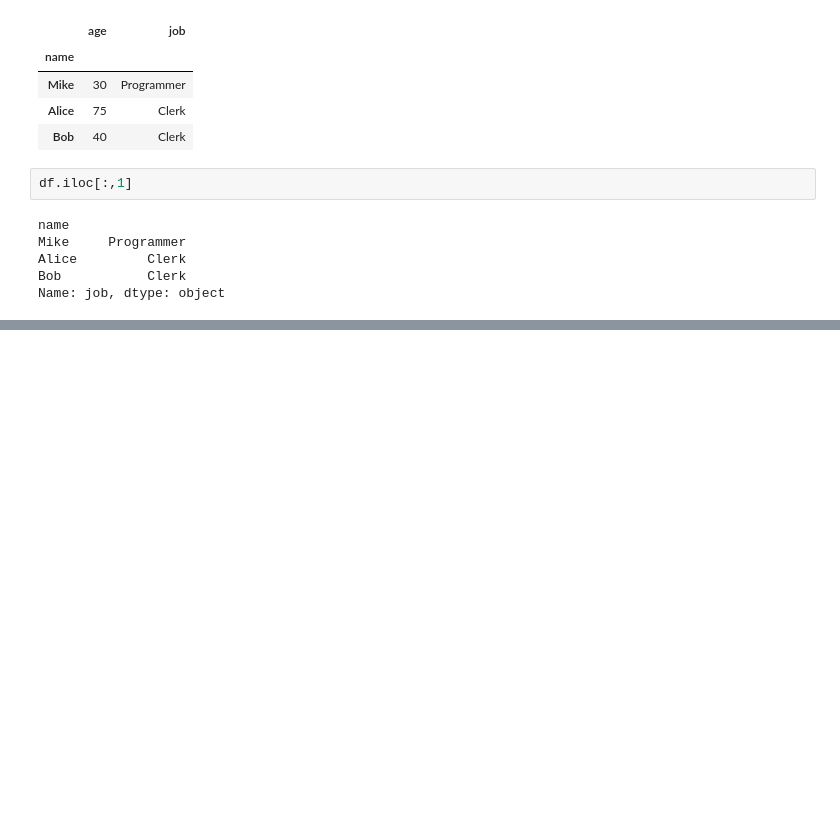
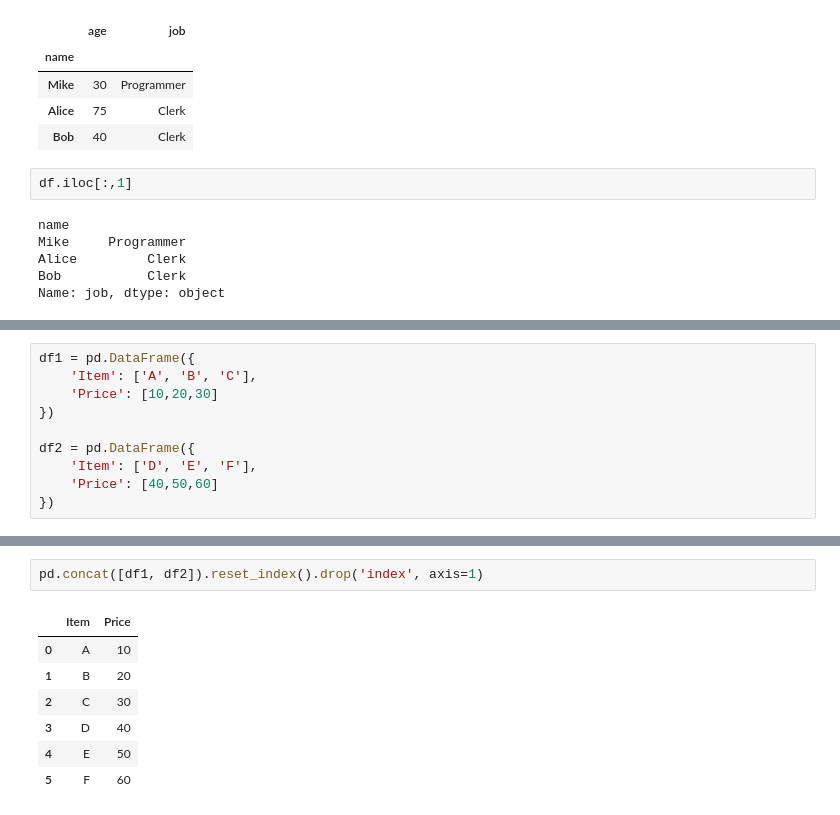
Before and after one commit to avnisinngh/PANDAS, a Jupyter notebook: BASICS_01/basics_01.ipynb, the cells around one changed output, grey strips where cells are left out. Drawn from its saved outputs; the diff is of its cells as text; blank space fills up the shorter version.

```diff
--- a/BASICS_01/basics_01.ipynb
+++ b/BASICS_01/basics_01.ipynb
@@ -348,0 +623,10 @@ Name: job, dtype: object
+# %%
+df1 = pd.DataFrame({
+    'Item': ['A', 'B', 'C'],
+    'Price': [10,20,30]
+})
+
+df2 = pd.DataFrame({
+    'Item': ['D', 'E', 'F'],
+    'Price': [40,50,60]
+})
@@ -348,0 +647,10 @@ Name: job, dtype: object
+# %%
+pd.concat([df1, df2]).reset_index().drop('index', axis=1)
+# %% [output]
+|  | Item | Price |
+| 0 | A | 10 |
+| 1 | B | 20 |
+| 2 | C | 30 |
+| 3 | D | 40 |
+| 4 | E | 50 |
+| 5 | F | 60 |
```
Also changed, not shown: parts of 69 cells of this notebook.
